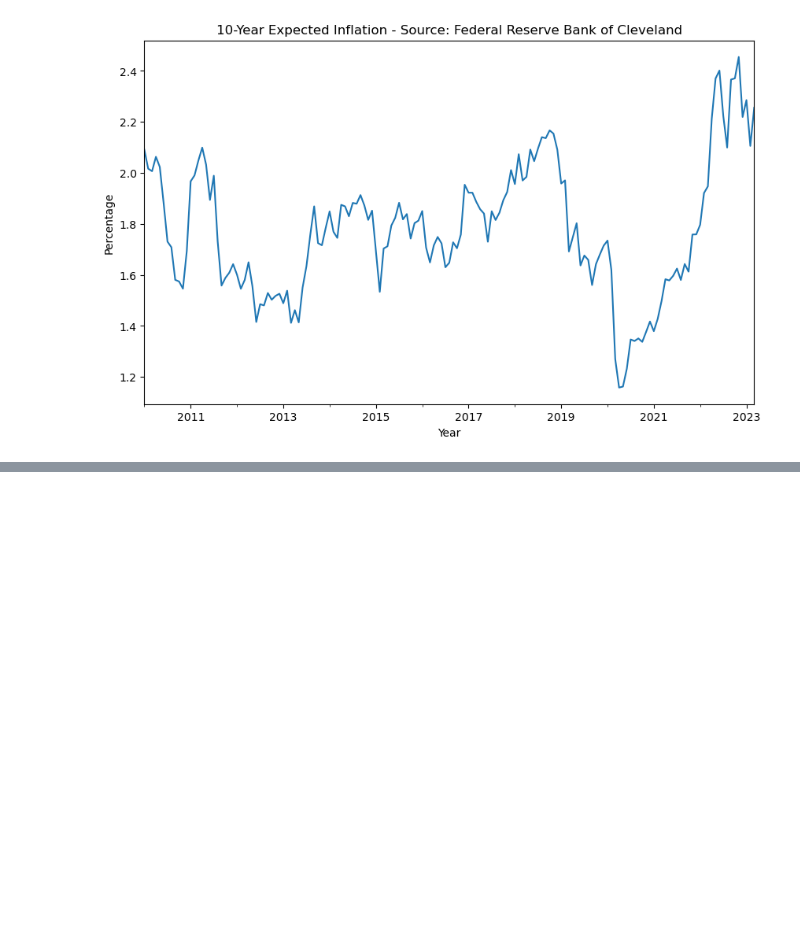
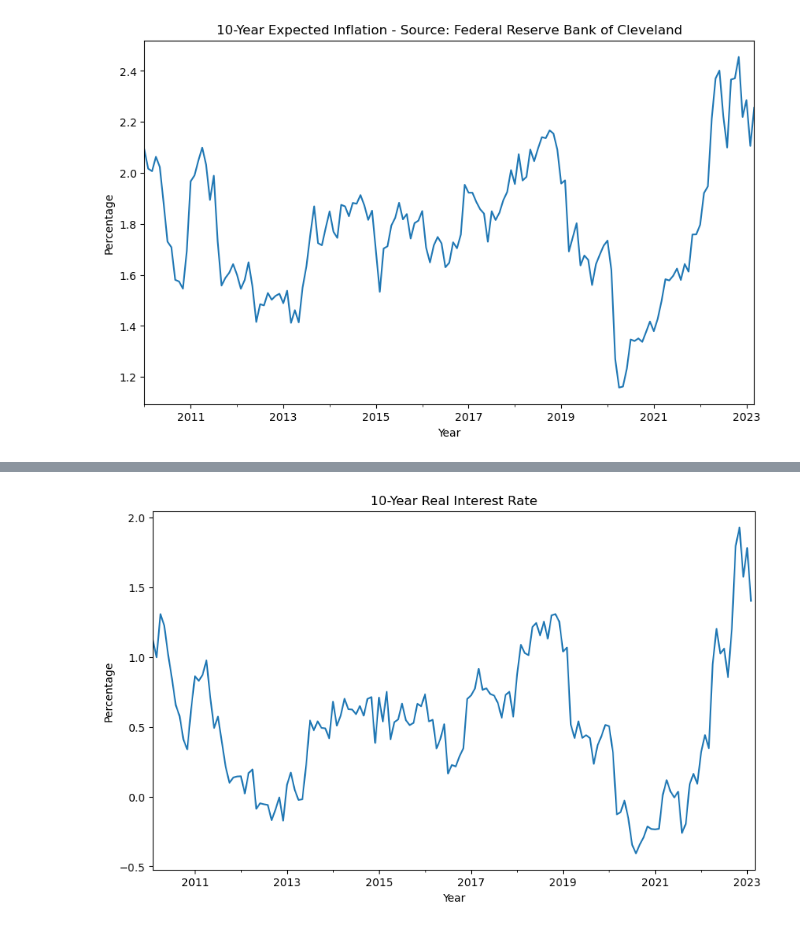
Before and after one commit to aumekubo2/SHAAL, a Jupyter notebook: Andreia/Project1_AU/Untitled.ipynb, the cells around one changed output, grey strips where cells are left out. Cells and saved outputs as stored; diff of their text form; code cells hidden in the pictures; blank space fills up the shorter version.

```diff
--- a/Andreia/Project1_AU/Untitled.ipynb
+++ b/Andreia/Project1_AU/Untitled.ipynb
@@ -603,0 +581,5 @@ Index(['observation_date', 'EXPINF10YR'], dtype='object')
+# %%
+#https://https://alfred.stlouisfed.org/series?seid=REAINTRATREARAT10Y
+# Read the Excel file into a Pandas DataFrame
+real_interest_df = pd.read_excel("10yrs_real_interest_rate_alfredgraph.xlsx", skiprows=10, header=1)
+real_interest_df
@@ -603,0 +600,22 @@ Index(['observation_date', 'EXPINF10YR'], dtype='object')
+# %%
+# Convert the observation_date column to a datetime object
+real_interest_df['observation_date'] = pd.to_datetime(real_interest_df['observation_date'])
+
+# Set the observation_date column as the index of the DataFrame
+real_interest_df.set_index('observation_date', inplace=True)
+
+# Create a line plot of the EXPINF10YR column
+real_interest_df['REAINTRATREARAT10Y'].plot(figsize=(10, 6))
+
+# Set the title and axis labels
+plt.title('10-Year Real Interest Rate')
+plt.xlabel('Year')
+plt.ylabel('Percentage')
+
+# Save the plot as an image file
+plt.savefig("real_int_rate.png")
+
+# Show the plot
+plt.show()
+# %% [output]
+[figure, added]
```
Also changed, not shown: parts of 14 cells of this notebook, 7 other files.
